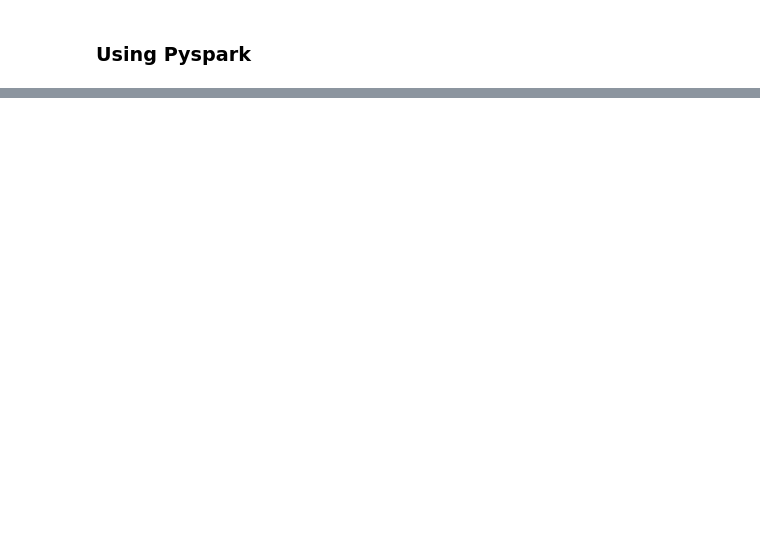
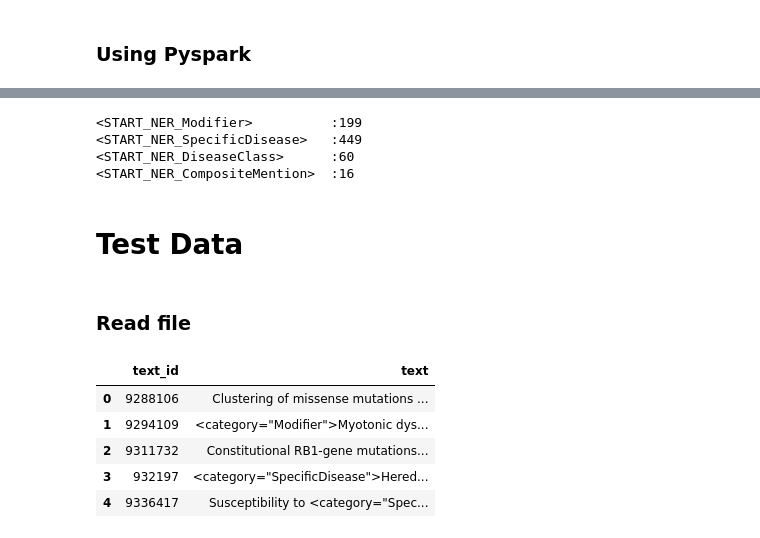
Before and after one commit to russell-ai/nlp, a Jupyter notebook: preprocessing/conll4ner/NCBI/ncbi.ipynb, the cells around one changed output, grey strips where cells are left out. Saved outputs shown, nothing was run; the diff lists cells and outputs as text; code cells hidden in the pictures; blank space fills up the shorter version.

```diff
--- a/preprocessing/conll4ner/NCBI/ncbi.ipynb
+++ b/preprocessing/conll4ner/NCBI/ncbi.ipynb
@@ -349,0 +556,30 @@ df
+# %%
+for label in labels:
+    counter = 0
+    for row in df.text:
+        counter += row.count(label)
+    print(f'{label:30}:{counter}')
+# %% [output]
+<START_NER_Modifier>          :199
+<START_NER_SpecificDisease>   :449
+<START_NER_DiseaseClass>      :60
+<START_NER_CompositeMention>  :16
+# %% [markdown]
+# Test Data
+# %% [markdown]
+### Read file
+# %%
+df = pd.read_csv("/content/NCBI_corpus_testing.txt",
+                 sep="\t",
+                 names=["text_id","text"],
+                 index_col=False,
+                 engine="python")
+# %%
+df.head()
+# %% [output]
+|  | text_id | text |
+| 0 | 9288106 | Clustering of missense mutations ... |
+| 1 | 9294109 | <category="Modifier">Myotonic dys... |
+| 2 | 9311732 | Constitutional RB1-gene mutations... |
+| 3 | 932197 | <category="SpecificDisease">Hered... |
+| 4 | 9336417 | Susceptibility to <category="Spec... |
```
Also changed, not shown: parts of 91 cells of this notebook.
